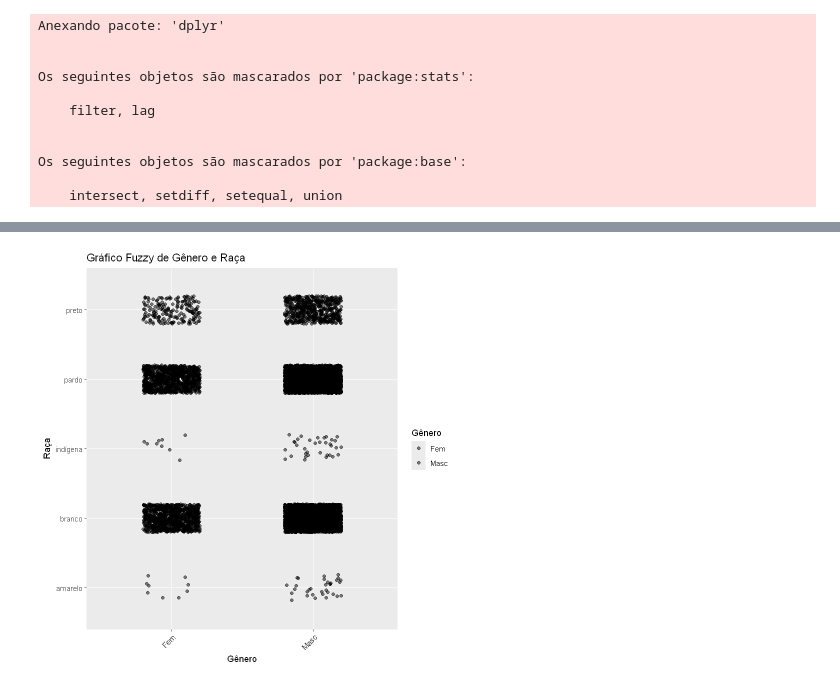
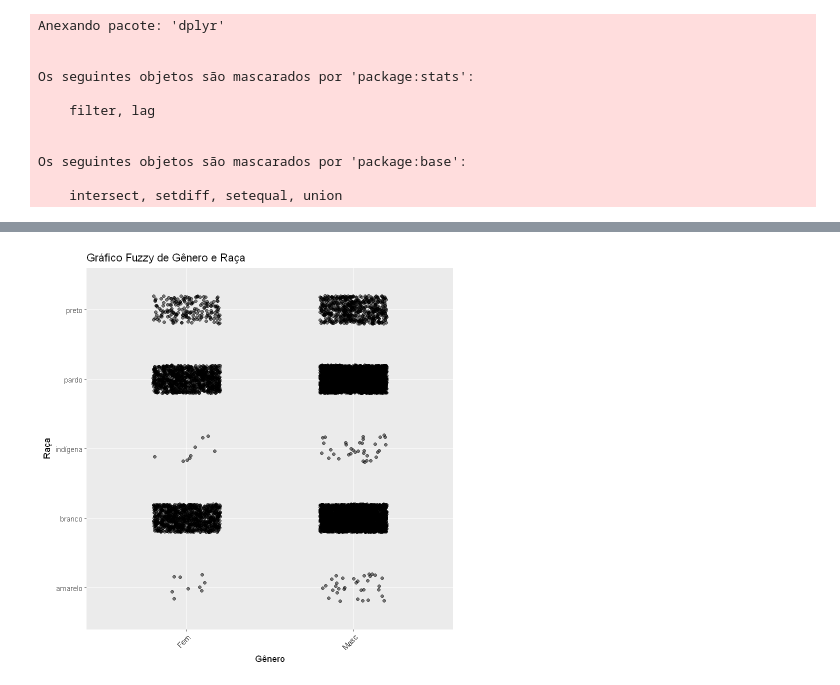
Before and after one commit to antoniosscd/Desafio_Hackathon_Ada, a Jupyter notebook: scriptR.ipynb, the cells around one changed output, grey strips where cells are left out. Saved outputs shown, nothing was run; the diff lists cells and outputs as text; code cells hidden in the pictures.

```diff
--- a/scriptR.ipynb
+++ b/scriptR.ipynb
@@ -40,20 +40,13 @@ A data.frame: 8851 × 11
 | 9999 | Bento Osvaldo do Piauí | Masc | 39 | pardo | 902 Luis Island Brownton, NJ 61984 | Ensino Superior | Paraná | 5 | Vendas | ... |
 | 10000 | Augusto José do Rio de Tavares | Masc | 35 | branco | 72486 Diaz Springs Suite 182 New ... | Ensino Superior | Pernambuco | 2 | Vendas | ... |
 # %%
-# Converter a variável Genero para factor e definir os níveis
-dados_df$Genero <- factor(dados_df$Genero, levels = c("Fem", "Masc"))
 
-# Definir as cores para os gêneros
-cores_genero <- c("Fem" = "#1F78B4", "Masc" = "#33A02C")
-
-# Criar um gráfico de dispersão fuzzy de Genero e Raça com cores diferentes para cada gênero
-ggplot(dados_df, aes(x=Genero, y=Raça, fill=Genero)) +
+# Criar um gráfico de dispersão fuzzy de Genero e Raça
+ggplot(dados_df, aes(x=Genero, y=Raça)) +
   geom_point(position=position_jitter(width=0.2, height=0.2), alpha=0.5) +
   labs(title="Gráfico Fuzzy de Gênero e Raça",
        x="Gênero",
-       y="Raça",
-       fill="Gênero") +
-  theme(axis.text.x = element_text(angle = 45, hjust = 1)) +
-  scale_fill_manual(values = cores_genero)
+       y="Raça") +
+  theme(axis.text.x = element_text(angle = 45, hjust = 1))
 # %% [output]
-[figure, old version]
+[figure, new version]
```
